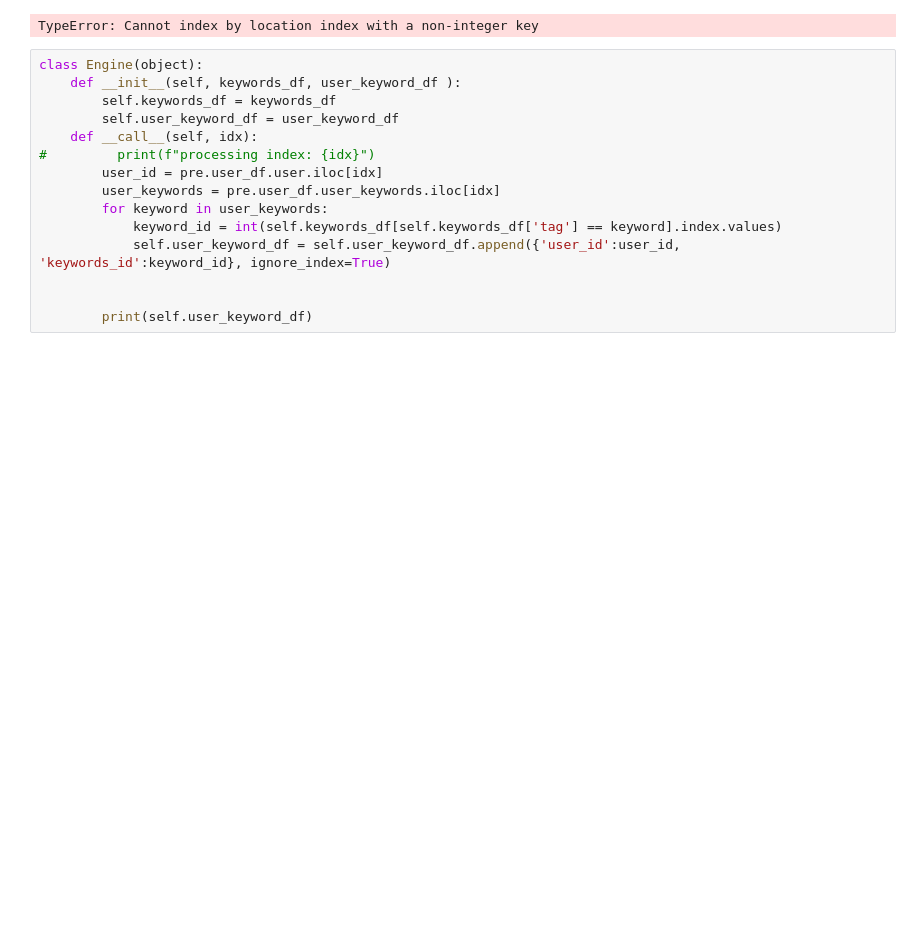
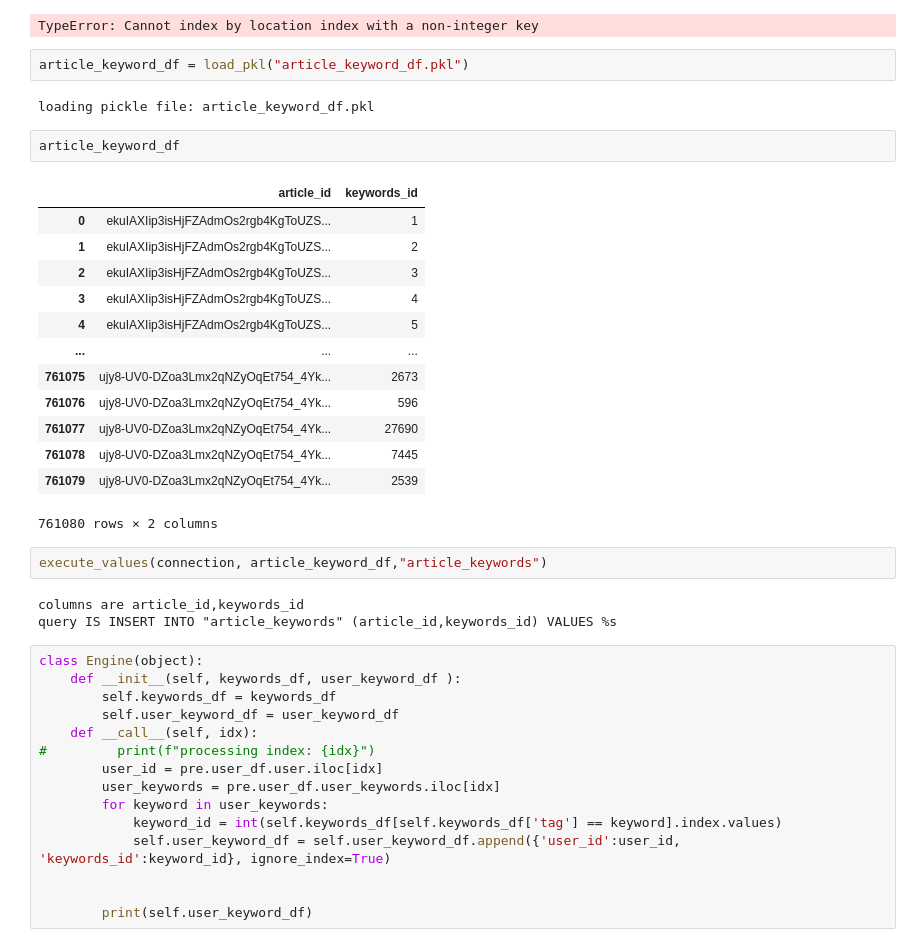
Before and after one commit to roviso/recommendation_news_api, a Jupyter notebook: repository/ncf_recommender/repository_ncf_recommender_keyword_loader.ipynb, the cells around one changed output. Cells and saved outputs as stored; diff of their text form; blank space fills up the shorter version.

```diff
--- a/repository/ncf_recommender/repository_ncf_recommender_keyword_loader.ipynb
+++ b/repository/ncf_recommender/repository_ncf_recommender_keyword_loader.ipynb
@@ -469,6 +469,31 @@ pre.user_df.user.iloc[0]
 pre.user_df.iloc['d9c3dae87d793c35fea9620a293962f4']
 # %% [output]
 TypeError: Cannot index by location index with a non-integer key
+# %%
+article_keyword_df = load_pkl("article_keyword_df.pkl")
+# %% [output]
+loading pickle file: article_keyword_df.pkl
+# %%
+article_keyword_df
+# %% [output]
+|  | article_id | keywords_id |
+| 0 | ekuIAXIip3isHjFZAdmOs2rgb4KgToUZS... | 1 |
+| 1 | ekuIAXIip3isHjFZAdmOs2rgb4KgToUZS... | 2 |
+| 2 | ekuIAXIip3isHjFZAdmOs2rgb4KgToUZS... | 3 |
+| 3 | ekuIAXIip3isHjFZAdmOs2rgb4KgToUZS... | 4 |
+| 4 | ekuIAXIip3isHjFZAdmOs2rgb4KgToUZS... | 5 |
+| ... | ... | ... |
+| 761075 | ujy8-UV0-DZoa3Lmx2qNZyOqEt754_4Yk... | 2673 |
+| 761076 | ujy8-UV0-DZoa3Lmx2qNZyOqEt754_4Yk... | 596 |
+| 761077 | ujy8-UV0-DZoa3Lmx2qNZyOqEt754_4Yk... | 27690 |
+| 761078 | ujy8-UV0-DZoa3Lmx2qNZyOqEt754_4Yk... | 7445 |
+| 761079 | ujy8-UV0-DZoa3Lmx2qNZyOqEt754_4Yk... | 2539 |
+761080 rows × 2 columns
+# %%
+execute_values(connection, article_keyword_df,"article_keywords")
+# %% [output]
+columns are article_id,keywords_id
+query IS INSERT INTO "article_keywords" (article_id,keywords_id) VALUES %s
 # %%
 class Engine(object):
     def __init__(self, keywords_df, user_keyword_df ):
```
Also changed, not shown: 2 other files.
